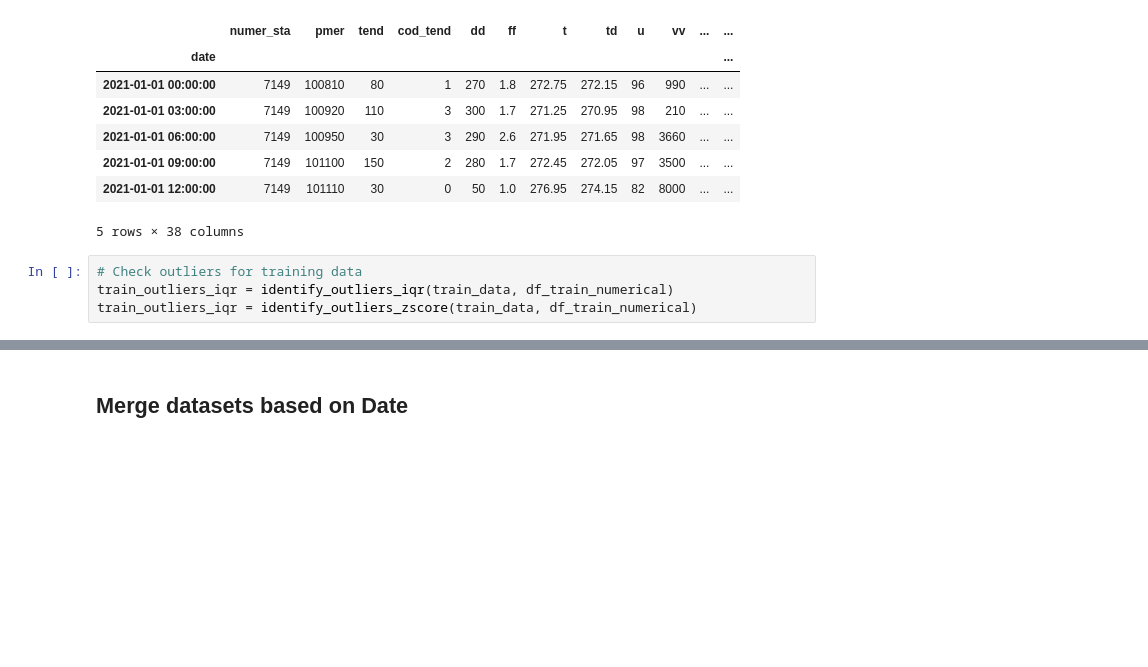
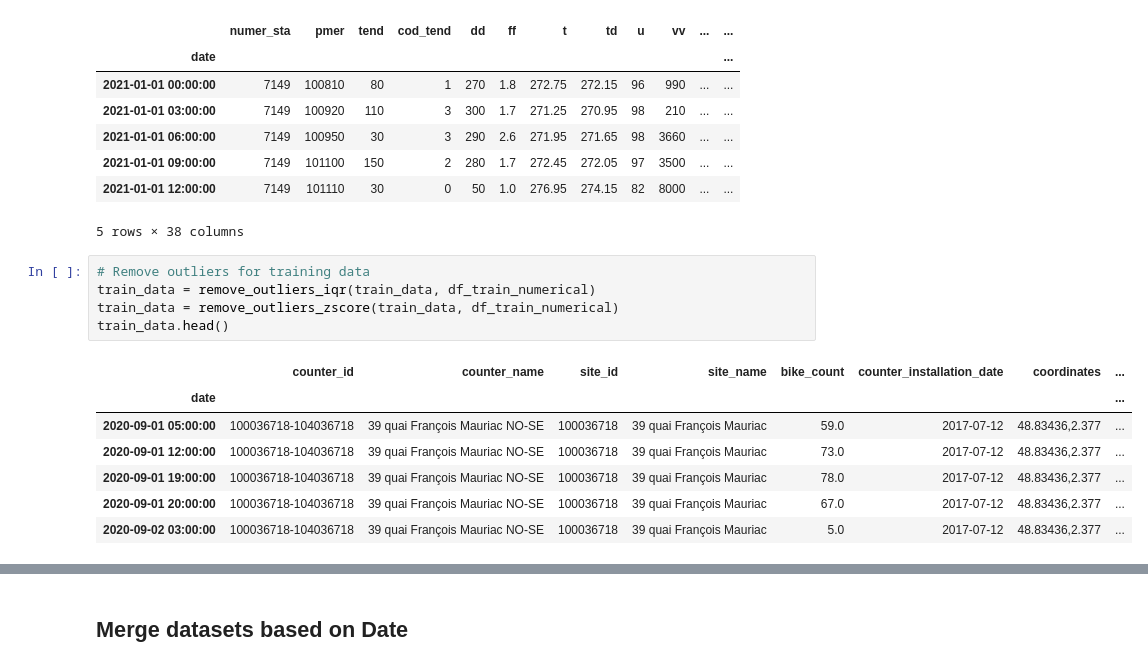
Before and after one commit to rafafvs/python_project, a Jupyter notebook: pre_processing.ipynb, the cells around one changed output, grey strips where cells are left out. Saved outputs shown, nothing was run; the diff lists cells and outputs as text; blank space fills up the shorter version.

```diff
--- a/pre_processing.ipynb
+++ b/pre_processing.ipynb
@@ -131,7 +124,16 @@ df_external_numerical.head()
 | 2021-01-01 12:00:00 | 7149 | 101110 | 30 | 0 | 50 | 1.0 | 276.95 | 274.15 | 82 | 8000 | ... | ... |
 5 rows × 38 columns
 # %%
-# Check outliers for training data
-train_outliers_iqr = identify_outliers_iqr(train_data, df_train_numerical)
-train_outliers_iqr = identify_outliers_zscore(train_data, df_train_numerical)
+# Remove outliers for training data
+train_data = remove_outliers_iqr(train_data, df_train_numerical)
+train_data = remove_outliers_zscore(train_data, df_train_numerical)
+train_data.head()
+# %% [output]
+|  | counter_id | counter_name | site_id | site_name | bike_count | counter_installation_date | coordinates | ... |
+| date |  |  |  |  |  |  |  | ... |
+| 2020-09-01 05:00:00 | 100036718-104036718 | 39 quai François Mauriac NO-SE | 100036718 | 39 quai François Mauriac | 59.0 | 2017-07-12 | 48.83436,2.377 | ... |
+| 2020-09-01 12:00:00 | 100036718-104036718 | 39 quai François Mauriac NO-SE | 100036718 | 39 quai François Mauriac | 73.0 | 2017-07-12 | 48.83436,2.377 | ... |
+| 2020-09-01 19:00:00 | 100036718-104036718 | 39 quai François Mauriac NO-SE | 100036718 | 39 quai François Mauriac | 78.0 | 2017-07-12 | 48.83436,2.377 | ... |
+| 2020-09-01 20:00:00 | 100036718-104036718 | 39 quai François Mauriac NO-SE | 100036718 | 39 quai François Mauriac | 67.0 | 2017-07-12 | 48.83436,2.377 | ... |
+| 2020-09-02 03:00:00 | 100036718-104036718 | 39 quai François Mauriac NO-SE | 100036718 | 39 quai François Mauriac | 5.0 | 2017-07-12 | 48.83436,2.377 | ... |
 # %%
```
Also changed, not shown: parts of 6 cells of this notebook.
